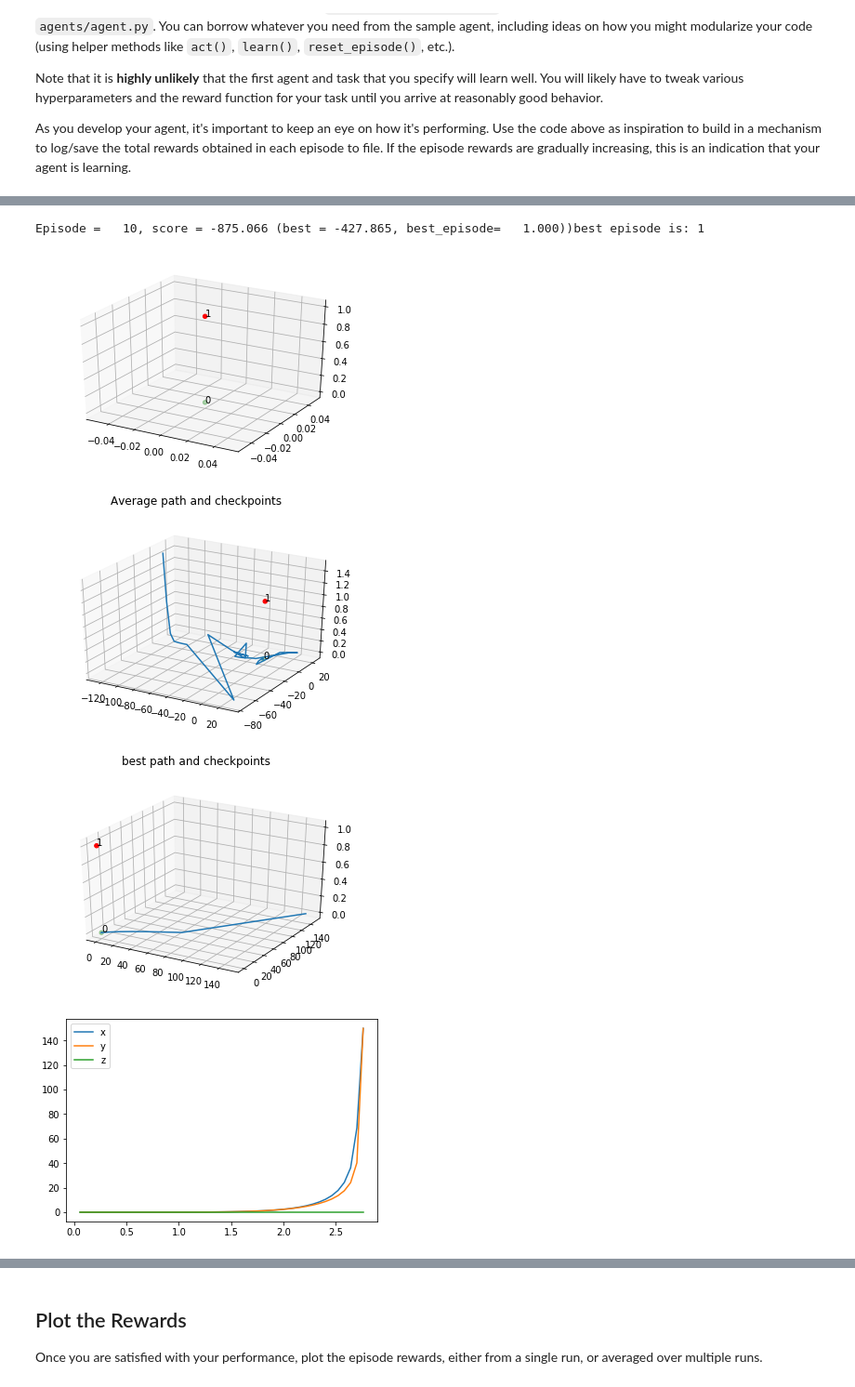
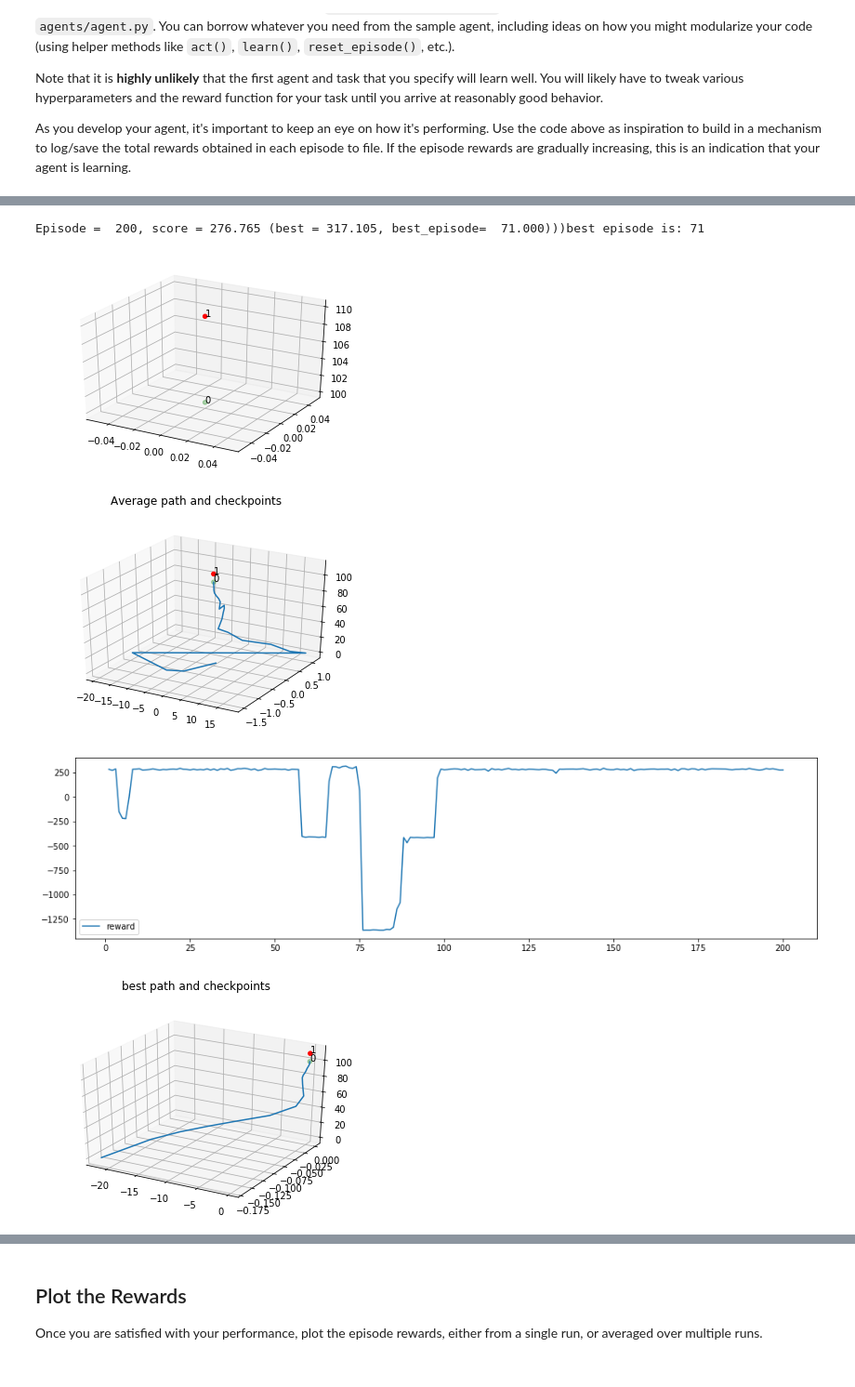
Before and after one commit to danielblignaut/ddpg-teach-a-quadcopter-to-fly, a Jupyter notebook: Quadcopter_Project.ipynb, the cells around one changed output, grey strips where cells are left out. Shown at 93% size. Drawn from its saved outputs; the diff is of its cells as text; code cells hidden in the pictures.

```diff
--- a/Quadcopter_Project.ipynb
+++ b/Quadcopter_Project.ipynb
@@ -402,3 +382,7 @@ SyntaxError: positional argument follows keyword argument (<ipython-input-34-338
+# %%
+runtime = 10.
+init_pose = np.array([0.,0.,100.,0.,0.,0.])
+target_pos = np.array([0.,0.,110.])
 # %%
 from mpl_toolkits.mplot3d import Axes3D
 
@@ -433,8 +417,7 @@ def ddpg_pipeline(task, agent, task_name='', num_episodes=200) :
             next_state, reward, done = task.step(action)
             agent.step(action, reward, next_state, done)
             state = next_state
-
-            to_write = [int(i_episode)] + [task.sim.time] + list(task.sim.pose) + list(task.sim.v) + list(task.sim.angular_v) + list(rotor_speeds)
+            to_write = [int(i_episode)] + [task.sim.time] + list(task.sim.pose) + list(task.sim.v) + list(task.sim.angular_v) + list(action) + [agent.score]
             ddpg_task_data = ddpg_task_data.append(pd.Series(to_write, index=ddpg_task_data.columns), ignore_index=True)
 
             if(agent.score > best_score) :
@@ -454,13 +437,11 @@ def ddpg_pipeline(task, agent, task_name='', num_episodes=200) :
 
     #return ddpg_task_data, ddpg_task_checkpoints, agent, task
 # %%
+from take_off_task import TakeOffTask
 from agents.agent import DDPG
 
-target_pos = np.array([0,0,1.])
-init_pose = np.array([0., 0., 0., 0., 0., 0.])  # initial pose
-runtime = 10.
-task = Task(target_pos=target_pos, runtime=runtime,init_pose=init_pose)
 
+task = TakeOffTask(target_pos=target_pos, runtime=runtime,init_pose=init_pose)
 agent = DDPG(task)
 
 ddpg_pipeline(task, agent)
@@ -470,0 +459,7 @@ KeyboardInterrupt:
+# %%
+from take_off_task import TakeOffTask
+from agents.basic_agent import BasicAgent
+task = TakeOffTask(target_pos=target_pos, runtime=runtime,init_pose=init_pose)
+agent = BasicAgent(task)
+
+ddpg_pipeline(task, agent)
@@ -471,17 +477,16 @@ KeyboardInterrupt:
 # %%
-from take_off_task import TakeOffTask
-target_pos = np.array([0,0,1.])
-init_pose = np.array([0., 0., 0., 0., 0., 0.])  # initial pose
-runtime = 5.
+from agents.udacity_agent import UdacityDDPG
+from task import Task
+
 task = TakeOffTask(target_pos=target_pos, runtime=runtime,init_pose=init_pose)
 
 #create agent
-agent = DDPG(task)
+agent = UdacityDDPG(task)
 
-ddpg_pipeline(task, agent, 'takeoff', num_episodes=10)
+ddpg_pipeline(task, agent, 'takeoff', num_episodes=200)
 # %% [output]
-Episode =   10, score = -875.066 (best = -427.865, best_episode=   1.000))best episode is: 1
+Episode =  200, score = 276.765 (best = 317.105, best_episode=  71.000)))best episode is: 71
 [figure]
-[figure, old version]
+[figure, new version]
-[figure, old version]
+[figure, new version]
-[figure, old version]
+[figure, new version]
```
Also changed, not shown: parts of 27 cells of this notebook, 23 other files.
